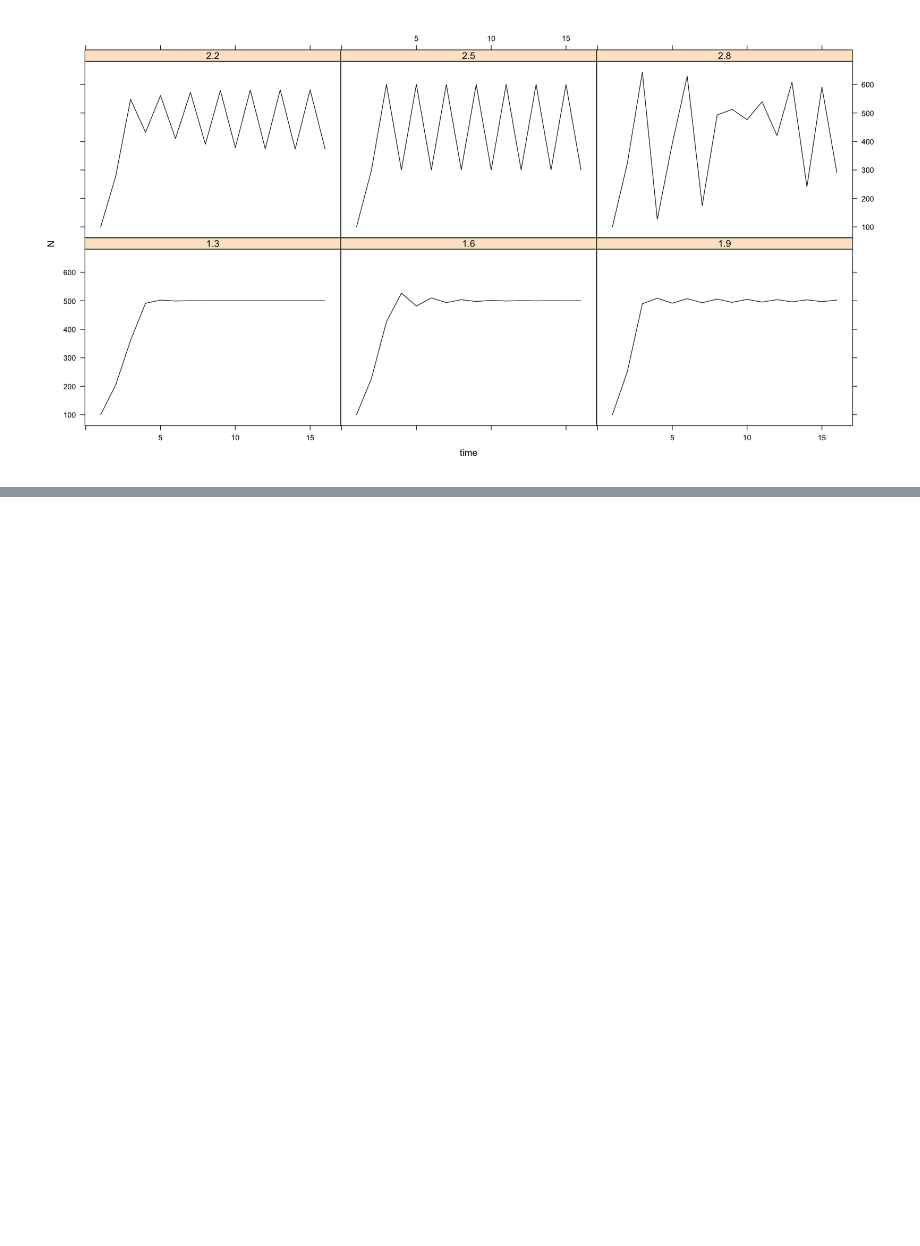
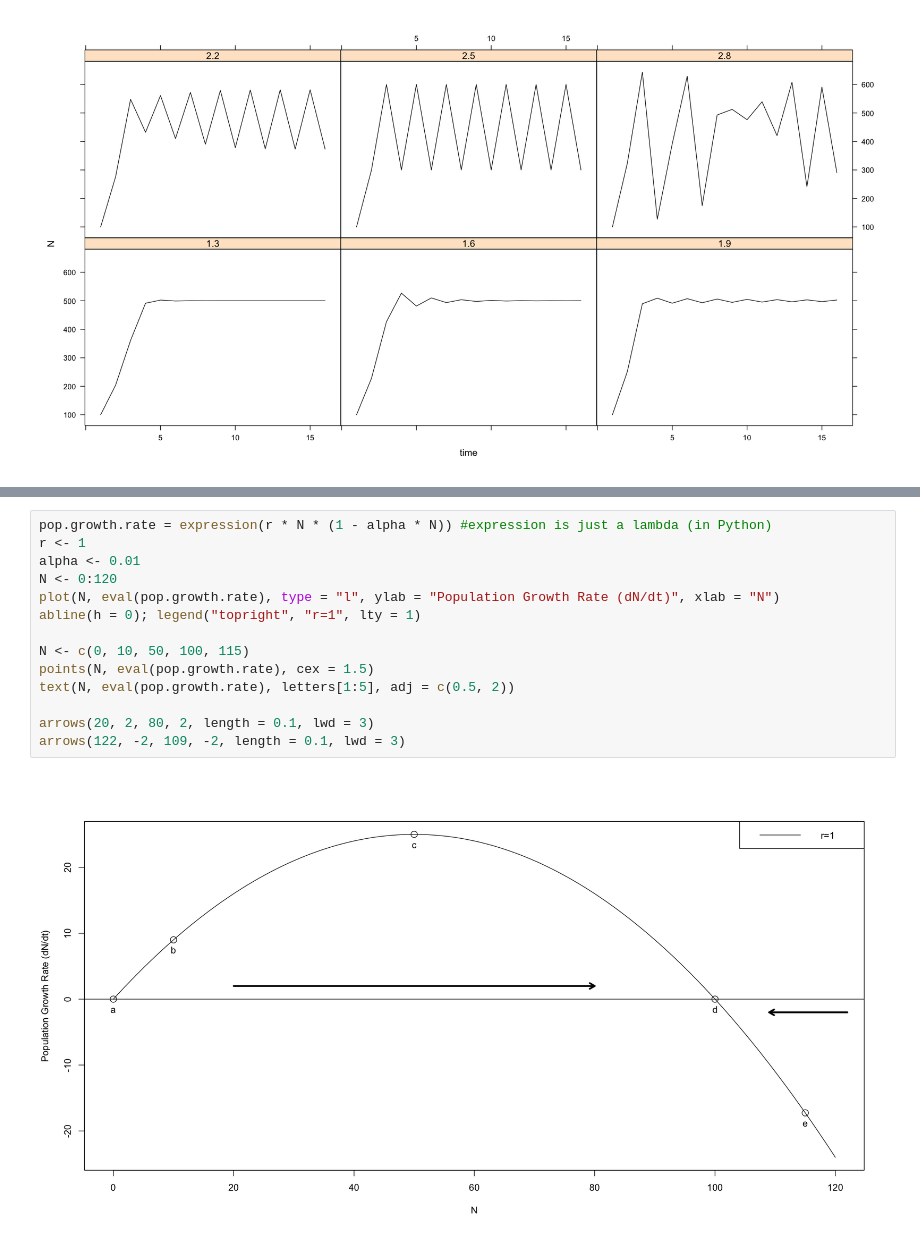
Before and after one commit to erikseulean/wildlife, a Jupyter notebook: density_dependent_growth.ipynb, the cells around one changed output, grey strips where cells are left out. Cells and saved outputs as stored; diff of their text form; blank space fills up the shorter version.

Commit message:
Add density dependent growth notes
Signed-off-by: Erik-Cristian Seulean <erik@Erik-Cristians-MacBook-Air.local>

```diff
--- a/density_dependent_growth.ipynb
+++ b/density_dependent_growth.ipynb
@@ -103,0 +114,16 @@ $N_{t+1} = \frac{N_{0}e^{rt}}{1+\alpha N_{0}(e^{rt} - 1)}$. When $N_{0}$ is smal
+# %%
+pop.growth.rate = expression(r * N * (1 - alpha * N)) #expression is just a lambda (in Python)
+r <- 1
+alpha <- 0.01
+N <- 0:120
+plot(N, eval(pop.growth.rate), type = "l", ylab = "Population Growth Rate (dN/dt)", xlab = "N")
+abline(h = 0); legend("topright", "r=1", lty = 1)
+
+N <- c(0, 10, 50, 100, 115)
+points(N, eval(pop.growth.rate), cex = 1.5)
+text(N, eval(pop.growth.rate), letters[1:5], adj = c(0.5, 2))
+
+arrows(20, 2, 80, 2, length = 0.1, lwd = 3)
+arrows(122, -2, 109, -2, length = 0.1, lwd = 3)
+# %% [output]
+[figure, added]
```
Also changed, not shown: parts of 7 cells of this notebook.
